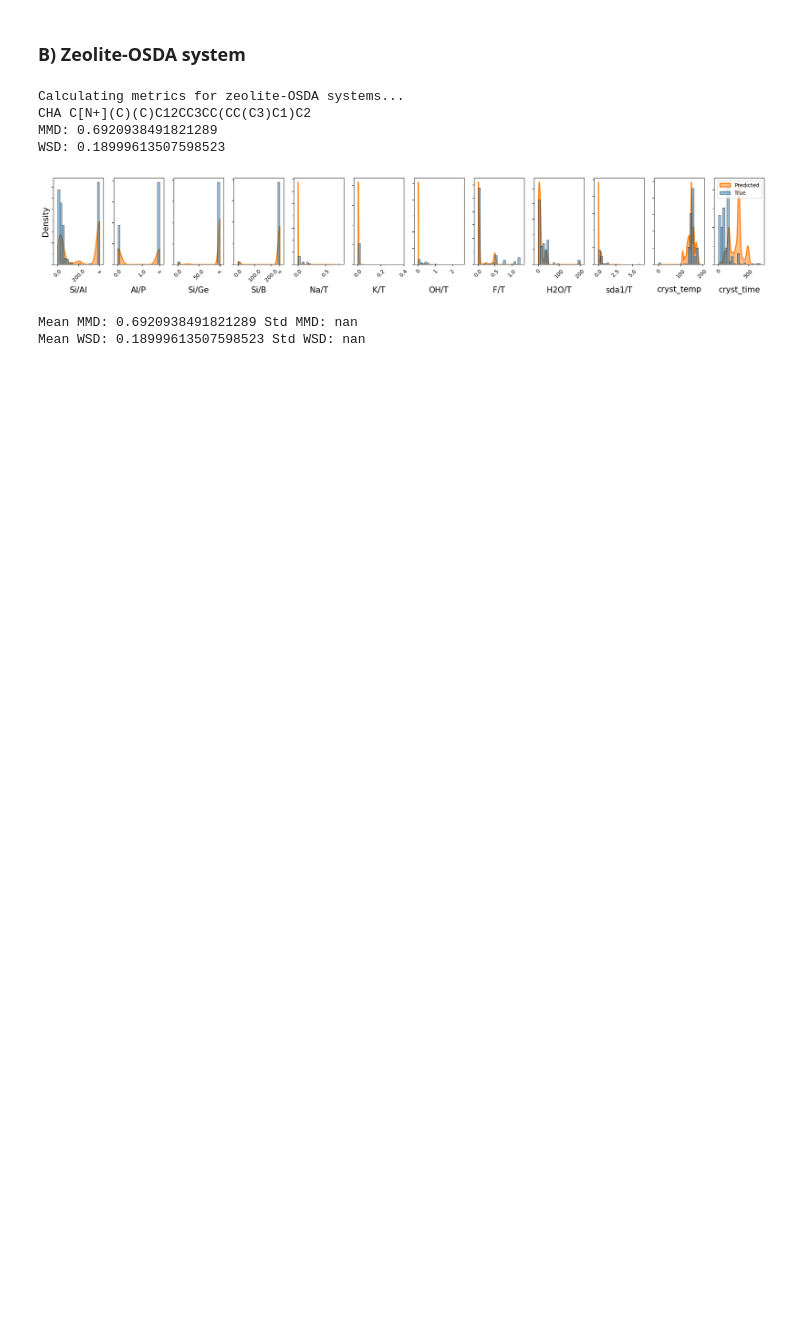
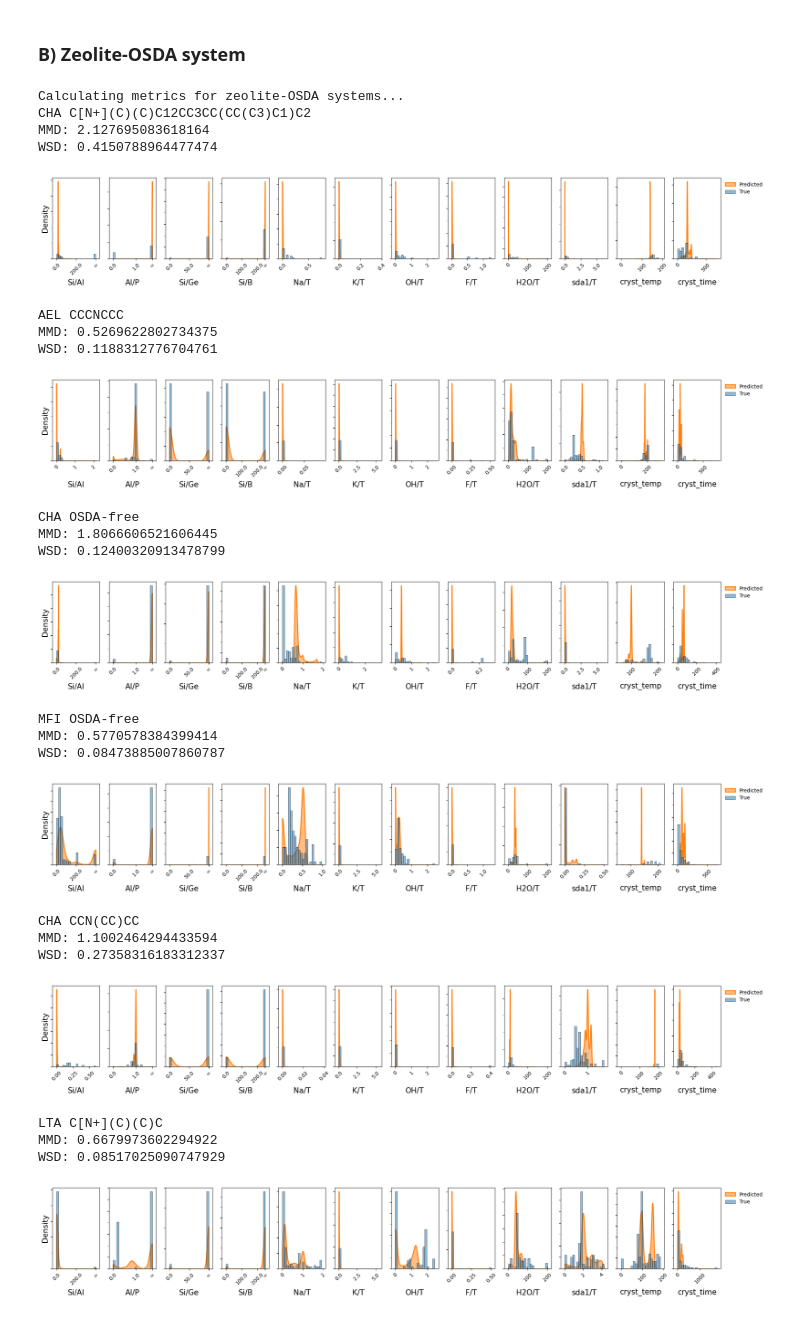
Before and after one commit to eltonpan/zeosyn_gen, a Jupyter notebook: notebooks/visualize_pred_cvae.ipynb, the cells around one changed output. Cells and saved outputs as stored; diff of their text form; code cells hidden in the pictures; blank space fills up the shorter version.

Commit message:
added diffusion visualization and comparison with cvae

```diff
--- a/notebooks/visualize_pred_cvae.ipynb
+++ b/notebooks/visualize_pred_cvae.ipynb
@@ -18,7 +18,7 @@ from data.metrics import maximum_mean_discrepancy, wasserstein_distance
 Switched directory to: /home/jupyter/Elton/Zeolites/zeosyn_gen
 # %%
 model_type = 'cvae' # 'cvae'
-fname = 'v10'
+fname = 'v9'
 split = 'system'
 # %%
 # Load configs
@@ -117,12 +117,30 @@ WSD: 0.0739224324042668
 # %% [markdown]
 ### B) Zeolite-OSDA system
 # %%
-_, _ = eval_zeolite_osda(syn_pred, syn_pred_scaled, syn_true, syn_true_scaled, dataset, configs, eval=True, plot=True, print_metrics=True, num_systems=1)
+_, _ = eval_zeolite_osda(syn_pred, syn_pred_scaled, syn_true, syn_true_scaled, dataset, configs, eval=True, plot=True, print_metrics=True, num_systems=None)
 # %% [output]
 Calculating metrics for zeolite-OSDA systems...
 CHA C[N+](C)(C)C12CC3CC(CC(C3)C1)C2
-MMD: 0.6920938491821289
-WSD: 0.18999613507598523
+MMD: 2.127695083618164
+WSD: 0.4150788964477474
-[figure, old version]
+[figure, new version]
-Mean MMD: 0.6920938491821289 Std MMD: nan
-Mean WSD: 0.18999613507598523 Std WSD: nan
+AEL CCCNCCC
+MMD: 0.5269622802734375
+WSD: 0.1188312776704761
+[figure, added]
+CHA OSDA-free
+MMD: 1.8066606521606445
+WSD: 0.12400320913478799
+[figure, added]
+MFI OSDA-free
+MMD: 0.5770578384399414
+WSD: 0.08473885007860787
+[figure, added]
+CHA CCN(CC)CC
+MMD: 1.1002464294433594
+WSD: 0.27358316183312337
+[figure, added]
+LTA C[N+](C)(C)C
+MMD: 0.6679973602294922
+WSD: 0.08517025090747929
+[figure, added]
```
Also changed, not shown: parts of 7 cells of this notebook, 5 other files.
